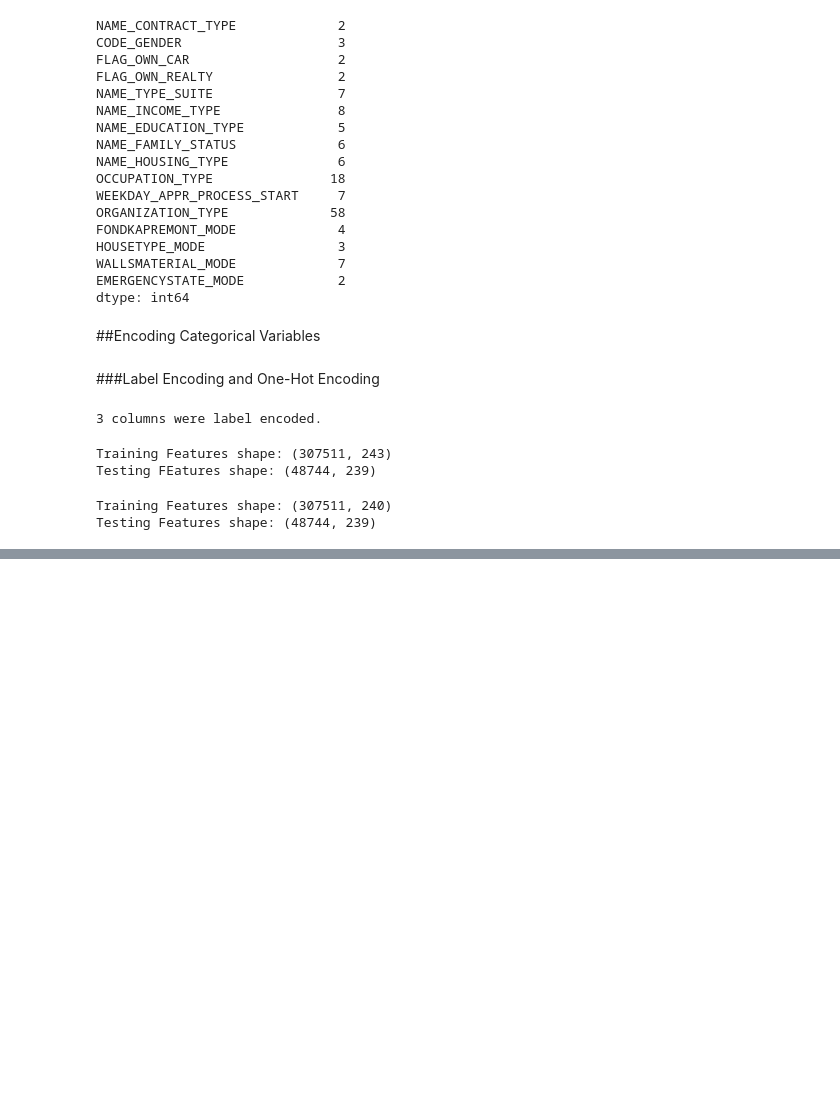
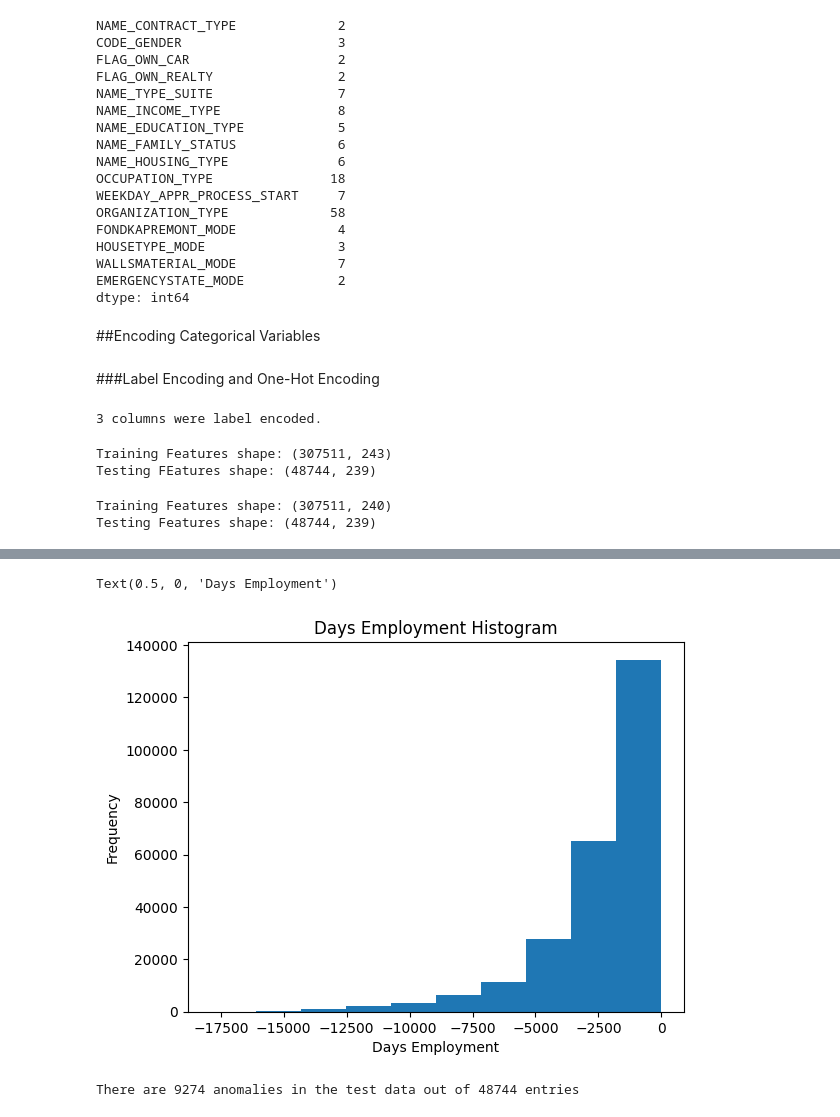
Before and after one commit to jhk990602/datapractice, a Jupyter notebook: HomeCreditDefaultRisk_1.ipynb, the cells around one changed output, grey strips where cells are left out. Drawn from its saved outputs; the diff is of its cells as text; code cells hidden in the pictures; blank space fills up the shorter version.

```diff
--- a/HomeCreditDefaultRisk_1.ipynb
+++ b/HomeCreditDefaultRisk_1.ipynb
@@ -184,0 +242,18 @@ Testing Features shape: (48744, 239)
+# %%
+#Create an anomalous flag column
+app_train['DAYS_EMPLOYED_ANOM'] = app_train['DAYS_EMPLOYED'] == 365243
+
+#Replace the anomalous values with nan
+app_train['DAYS_EMPLOYED'].replace({365243:np.nan}, inplace=True)
+
+app_train['DAYS_EMPLOYED'].plot.hist(title='Days Employment Histogram')
+plt.xlabel('Days Employment')
+# %% [output]
+Text(0.5, 0, 'Days Employment')
+[figure, added]
+# %%
+app_test['DAYS_EMPLOYED_ANOM'] = app_test['DAYS_EMPLOYED'] == 365243
+app_test['DAYS_EMPLOYED'].replace({365243:np.nan},inplace=True)
+print('There are %d anomalies in the test data out of %d entries' %(app_test['DAYS_EMPLOYED_ANOM'].sum(),len(app_test)))
+# %% [output]
+There are 9274 anomalies in the test data out of 48744 entries
```
Also changed, not shown: parts of 6 cells of this notebook.
